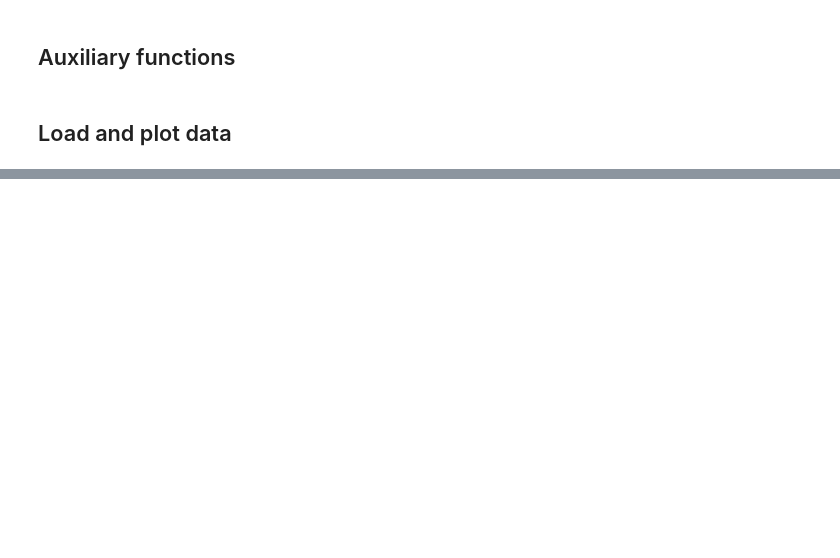
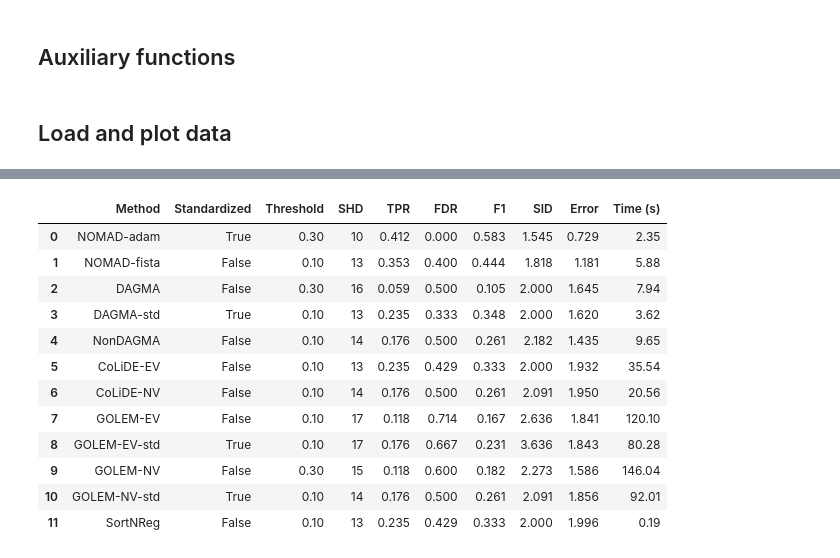
Before and after one commit to reysam93/cvx_dag_learning, a Jupyter notebook: real/sachs/notebooks/sachs_exp.ipynb, the cells around one changed output, grey strips where cells are left out. Saved outputs shown, nothing was run; the diff lists cells and outputs as text; code cells hidden in the pictures; blank space fills up the shorter version.

```diff
--- a/real/sachs/notebooks/sachs_exp.ipynb
+++ b/real/sachs/notebooks/sachs_exp.ipynb
@@ -284,21 +472,36 @@ DAGMA: SHD=15 | TPR=0.118 | FDR=0.600 | F1=0.182 | SID=25.000 | Err=1.439 | Time
 # %%
-def rescale_plot_results(exps, Ws_est, W_true, running_times, thr, plot):
+def rescale_plot_results(exps, Ws_est, W_true, running_times, thr=.3, plot=False, thresholds=None):
 
-    W_true_bin = utils.to_bin(W_true, thr)
+    thresholds = {} if thresholds is None else thresholds
     norm_W_true = np.linalg.norm(W_true)
+    rows = []
+
     for i, exp in enumerate(exps):
-        W_est = Ws_est[i]
+        model_thr = thresholds.get(exp['leg'], thr)
+        W_true_bin = utils.to_bin(W_true, model_thr)
+        W_est = Ws_est[i].copy()
 
         W_est /= np.max(np.abs(W_est))
+        if exp.get('to_dag', False):
+            W_est = utils.to_dag(W_est, model_thr)
 
-        W_est_bin = utils.to_bin(W_est, thr)
+        W_est_bin = utils.to_bin(W_est, model_thr)
         shd, tpr, fdr = utils.count_accuracy(W_true_bin, W_est_bin)
         fscore = f1_score(W_true_bin.flatten(), W_est_bin.flatten())
         err = utils.compute_norm_sq_err(W_true, W_est, norm_W_true)
         sid = utils.sid(W_true_bin, W_est_bin, normalize=True) if utils.is_dag(W_est_bin) else np.nan
-        # acyc = model.dagness(W_est) if hasattr(model, 'dagness') else 1
-
-        print(f"{exp['leg']}: SHD={shd} | TPR={tpr:.3f} | FDR={fdr:.3f} | F1={fscore:.3f} | SID={sid:.3f} | Err={err:.3f} | Time={running_times[i]:.2f}s")
+        rows.append({
+            'Method': exp['leg'],
+            'Standardized': exp.get('standarize', False),
+            'Threshold': model_thr,
+            'SHD': shd,
+            'TPR': tpr,
+            'FDR': fdr,
+            'F1': fscore,
+            'SID': sid,
+            'Error': err,
+            'Time (s)': running_times[i],
+        })
 
         if plot:
             fig, (ax1, ax2) = plt.subplots(1, 2, figsize=(10, 5))
@@ -309,5 +512,30 @@ def rescale_plot_results(exps, Ws_est, W_true, running_times, thr, plot):
             ax2.set_title("W_est - " + exp['leg'])
             fig.colorbar(im2, ax=ax2)
 
-rescale_plot_results(Exps, Ws_est, W, running_times, .1, False)
+    results = pd.DataFrame(rows)
+    used_thresholds = results['Threshold'].unique()
+    table_thr = used_thresholds[0] if len(used_thresholds) == 1 else None
+    caption = 'Rescaled results' if table_thr is not None else 'Rescaled results · per-model thresholds'
+    display_results_table(results, table_thr, caption=caption)
+    return results
+
+# Every experiment omitted here uses the default threshold (.3).
+rescaled_thresholds = {
+    'NOMAD-fista': .1,
+    'NoTears': .1,
+    'NoFears': .1,
+    'DAGMA-std': .1,
+    'NonDAGMA': .1,
+    'CoLiDE-EV': .1,
+    'CoLiDE-NV': .1,
+    'GOLEM-EV': .1,
+    'GOLEM-EV-std': .1,
+    'GOLEM-NV-std': .1,
+    'SortNReg': .1,
+}
+
+rescale_plot_results(
+    Exps, Ws_est, W, running_times,
+    thr=.3, plot=False, thresholds=rescaled_thresholds,
+)
 # %% [output]
@@ -327,0 +543,13 @@ DAGMA: SHD=15 | TPR=0.118 | FDR=0.667 | F1=0.174 | SID=26.000 | Err=1.439 | Time
+|  | Method | Standardized | Threshold | SHD | TPR | FDR | F1 | SID | Error | Time (s) |
+| 0 | NOMAD-adam | True | 0.30 | 10 | 0.412 | 0.000 | 0.583 | 1.545 | 0.729 | 2.35 |
+| 1 | NOMAD-fista | False | 0.10 | 13 | 0.353 | 0.400 | 0.444 | 1.818 | 1.181 | 5.88 |
+| 2 | DAGMA | False | 0.30 | 16 | 0.059 | 0.500 | 0.105 | 2.000 | 1.645 | 7.94 |
+| 3 | DAGMA-std | True | 0.10 | 13 | 0.235 | 0.333 | 0.348 | 2.000 | 1.620 | 3.62 |
+| 4 | NonDAGMA | False | 0.10 | 14 | 0.176 | 0.500 | 0.261 | 2.182 | 1.435 | 9.65 |
+| 5 | CoLiDE-EV | False | 0.10 | 13 | 0.235 | 0.429 | 0.333 | 2.000 | 1.932 | 35.54 |
+| 6 | CoLiDE-NV | False | 0.10 | 14 | 0.176 | 0.500 | 0.261 | 2.091 | 1.950 | 20.56 |
+| 7 | GOLEM-EV | False | 0.10 | 17 | 0.118 | 0.714 | 0.167 | 2.636 | 1.841 | 120.10 |
+| 8 | GOLEM-EV-std | True | 0.10 | 17 | 0.176 | 0.667 | 0.231 | 3.636 | 1.843 | 80.28 |
+| 9 | GOLEM-NV | False | 0.30 | 15 | 0.118 | 0.600 | 0.182 | 2.273 | 1.586 | 146.04 |
+| 10 | GOLEM-NV-std | True | 0.10 | 14 | 0.176 | 0.500 | 0.261 | 2.091 | 1.856 | 92.01 |
+| 11 | SortNReg | False | 0.10 | 13 | 0.235 | 0.429 | 0.333 | 2.000 | 1.996 | 0.19 |
```
Also changed, not shown: parts of 11 cells of this notebook, 6 other files.
